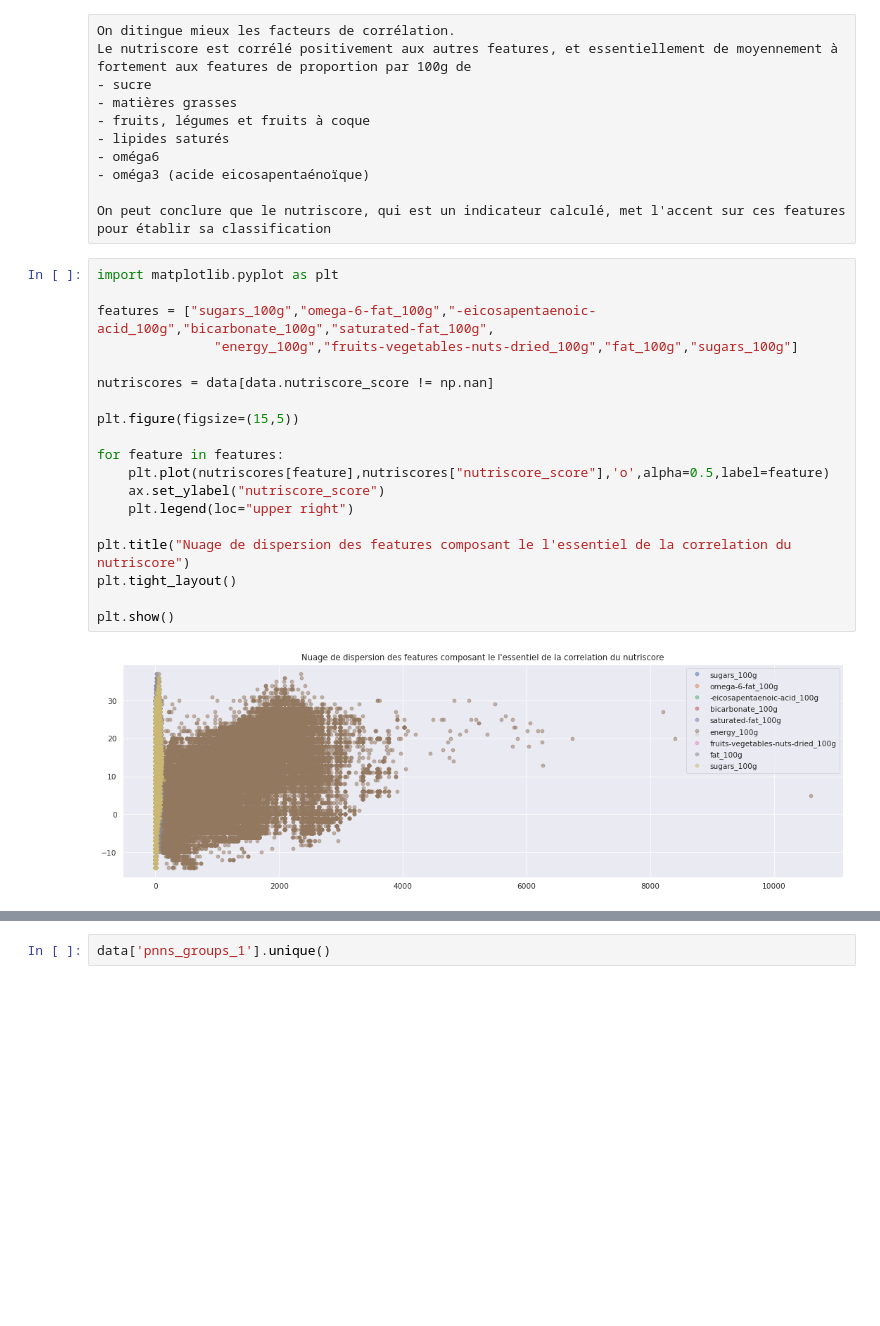
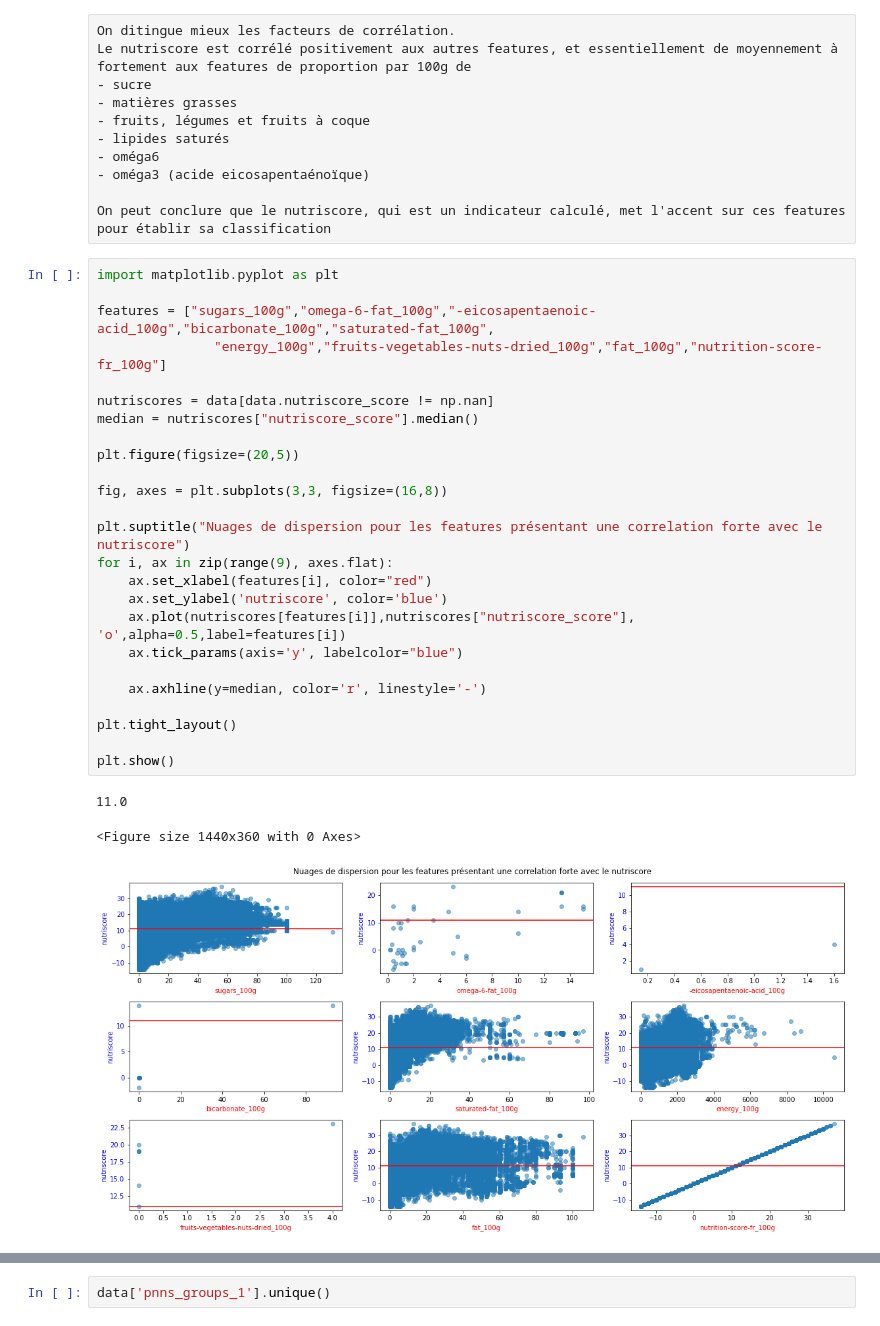
Before and after one commit to aldeponk/openfoodfact, a Jupyter notebook: Analysis.ipynb, the cells around one changed output, grey strips where cells are left out. Saved outputs shown, nothing was run; the diff lists cells and outputs as text; blank space fills up the shorter version.

```diff
--- a/Analysis.ipynb
+++ b/Analysis.ipynb
@@ -130,21 +130,29 @@ On peut conclure que le nutriscore, qui est un indicateur calculé, met l'accent
 # %%
 import matplotlib.pyplot as plt
 
 features = ["sugars_100g","omega-6-fat_100g","-eicosapentaenoic-acid_100g","bicarbonate_100g","saturated-fat_100g",
-               "energy_100g","fruits-vegetables-nuts-dried_100g","fat_100g","sugars_100g"]
+               "energy_100g","fruits-vegetables-nuts-dried_100g","fat_100g","nutrition-score-fr_100g"]
 
 nutriscores = data[data.nutriscore_score != np.nan]
+median = nutriscores["nutriscore_score"].median()
 
-plt.figure(figsize=(15,5))
+plt.figure(figsize=(20,5))
 
-for feature in features:
-    plt.plot(nutriscores[feature],nutriscores["nutriscore_score"],'o',alpha=0.5,label=feature)
-    ax.set_ylabel("nutriscore_score")
-    plt.legend(loc="upper right")
+fig, axes = plt.subplots(3,3, figsize=(16,8))
 
-plt.title("Nuage de dispersion des features composant le l'essentiel de la correlation du nutriscore")
+plt.suptitle("Nuages de dispersion pour les features présentant une correlation forte avec le nutriscore")
+for i, ax in zip(range(9), axes.flat):
+    ax.set_xlabel(features[i], color="red")
+    ax.set_ylabel('nutriscore', color='blue')
+    ax.plot(nutriscores[features[i]],nutriscores["nutriscore_score"], 'o',alpha=0.5,label=features[i])
+    ax.tick_params(axis='y', labelcolor="blue")
+
+    ax.axhline(y=median, color='r', linestyle='-')
+
 plt.tight_layout()
 
 plt.show()
 # %% [output]
+11.0
+<Figure size 1440x360 with 0 Axes>
-[figure, old version]
+[figure, new version]
```
Also changed, not shown: parts of 9 cells of this notebook, 2 other files.
